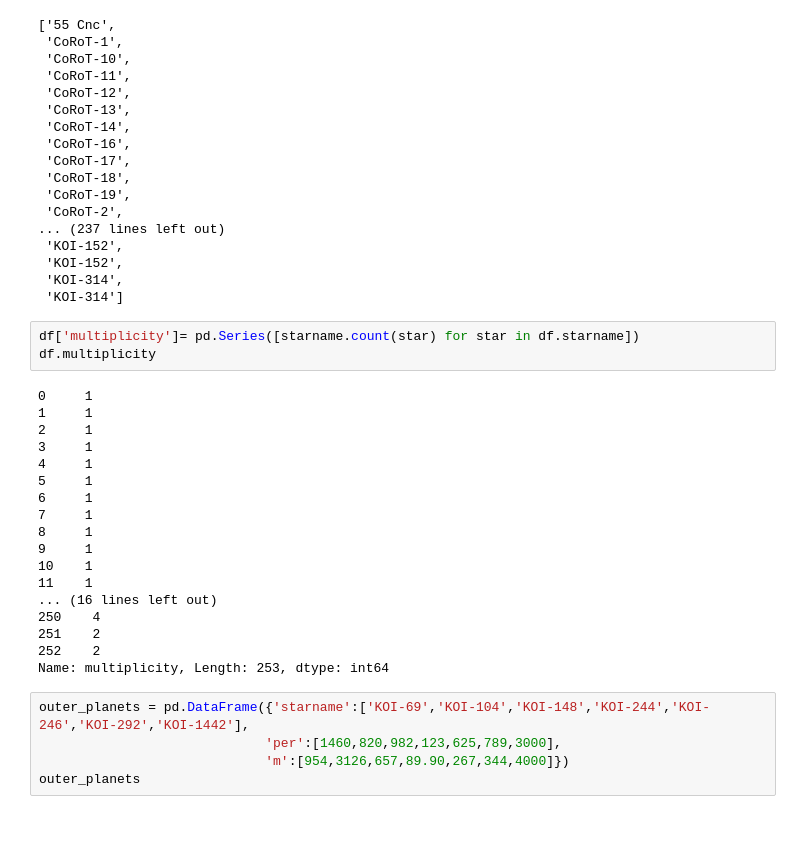
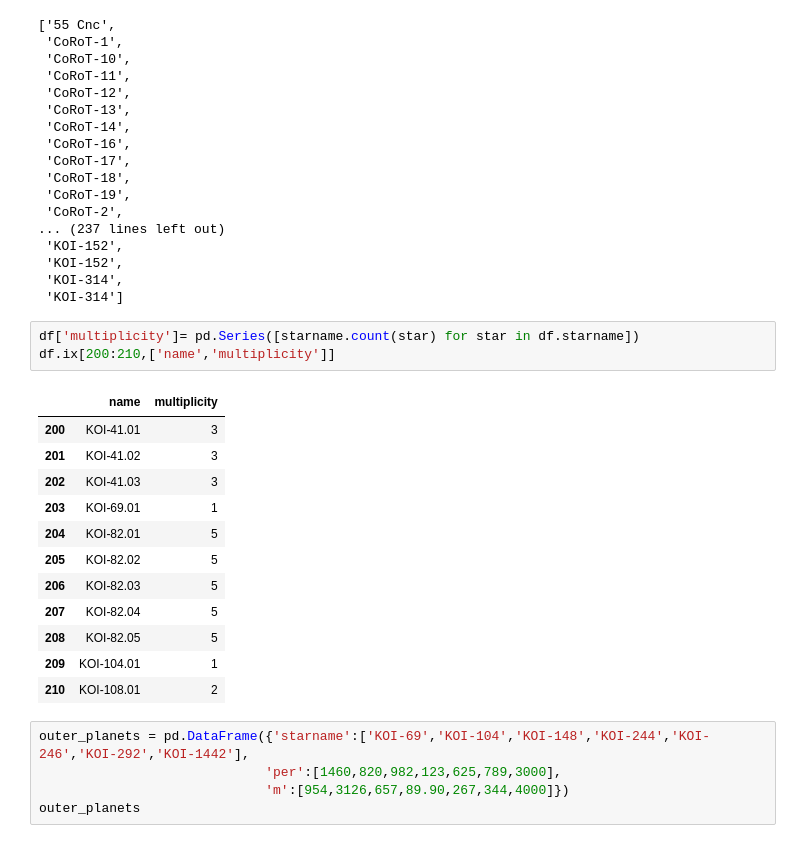
Before and after one commit to sealauren/IDL-programs, a Jupyter notebook: doppler_rvs/75732/multiplanet_stats.ipynb, the cells around one changed output. Saved outputs shown, nothing was run; the diff lists cells and outputs as text.

```diff
--- a/doppler_rvs/75732/multiplanet_stats.ipynb
+++ b/doppler_rvs/75732/multiplanet_stats.ipynb
@@ -52,25 +52,20 @@ starname
  'KOI-314']
 # %%
 df['multiplicity']= pd.Series([starname.count(star) for star in df.starname])
-df.multiplicity
+df.ix[200:210,['name','multiplicity']]
 # %% [output]
-0     1
-1     1
-2     1
-3     1
-4     1
-5     1
-6     1
-7     1
-8     1
-9     1
-10    1
-11    1
-... (16 lines left out)
-250    4
-251    2
-252    2
-Name: multiplicity, Length: 253, dtype: int64
+|  | name | multiplicity |
+| 200 | KOI-41.01 | 3 |
+| 201 | KOI-41.02 | 3 |
+| 202 | KOI-41.03 | 3 |
+| 203 | KOI-69.01 | 1 |
+| 204 | KOI-82.01 | 5 |
+| 205 | KOI-82.02 | 5 |
+| 206 | KOI-82.03 | 5 |
+| 207 | KOI-82.04 | 5 |
+| 208 | KOI-82.05 | 5 |
+| 209 | KOI-104.01 | 1 |
+| 210 | KOI-108.01 | 2 |
 # %%
 outer_planets = pd.DataFrame({'starname':['KOI-69','KOI-104','KOI-148','KOI-244','KOI-246','KOI-292','KOI-1442'],
                              'per':[1460,820,982,123,625,789,3000],
```
Also changed, not shown: parts of 17 cells of this notebook, 1 other file.
